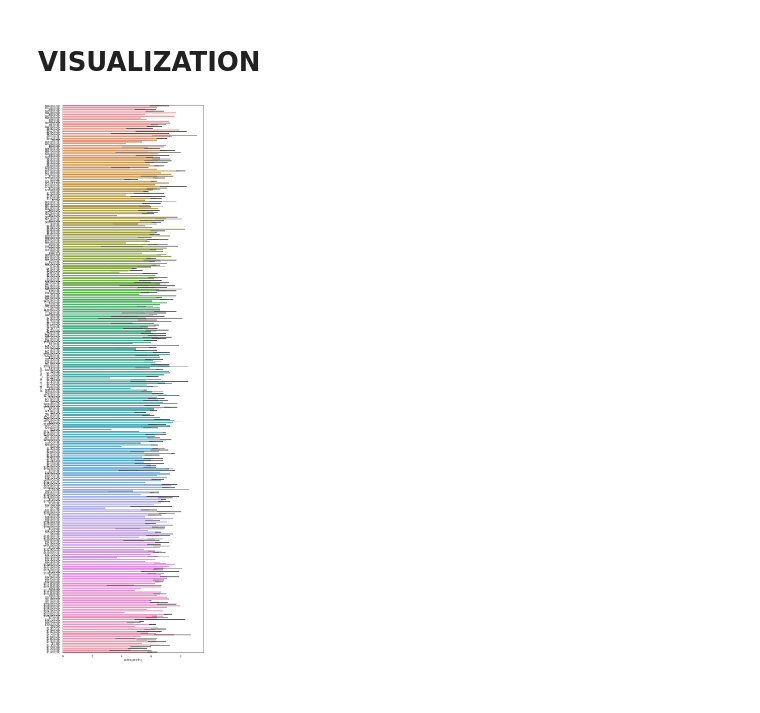
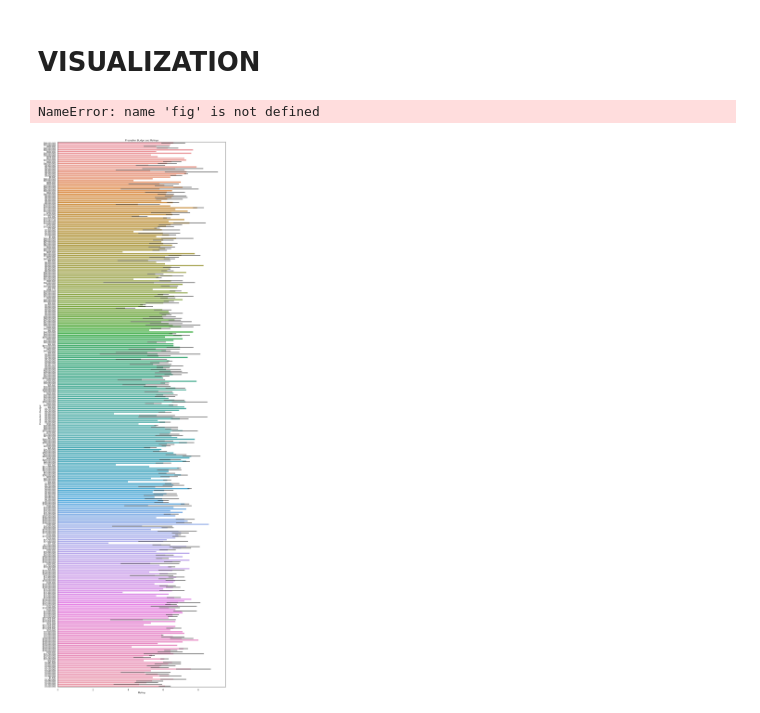
Before and after one commit to letruong711/010921-pt-phase-1-project, a Jupyter notebook: production_budget_ratings.ipynb, the cells around one changed output. Drawn from its saved outputs; the diff is of its cells as text; code cells hidden in the pictures.

```diff
--- a/production_budget_ratings.ipynb
+++ b/production_budget_ratings.ipynb
@@ -99,8 +124,13 @@ PR = PR.sort_values(by=['production_budget'], ascending=False)
 # VISUALIZATION
 # %%
 import seaborn as sns
-f, ax = plt.subplots(figsize=(10, 40))
+f, ax = plt.subplots(figsize=(15, 50))
 sns.set_theme(style="white")
-sns.barplot(x="averagerating", y="production_budget", data=PR);
+sns.barplot(x="averagerating", y="production_budget", data=PR)
+ax.set_title('Production Budget and Ratings')
+ax.set_xlabel('Rating')
+ax.set_ylabel('Production Budget')
+fig.savefig('images/productionbudget.png');
 # %% [output]
+NameError: name 'fig' is not defined
-[figure, old version]
+[figure, new version]
```
Also changed, not shown: parts of 2 cells of this notebook, 5 other files.
